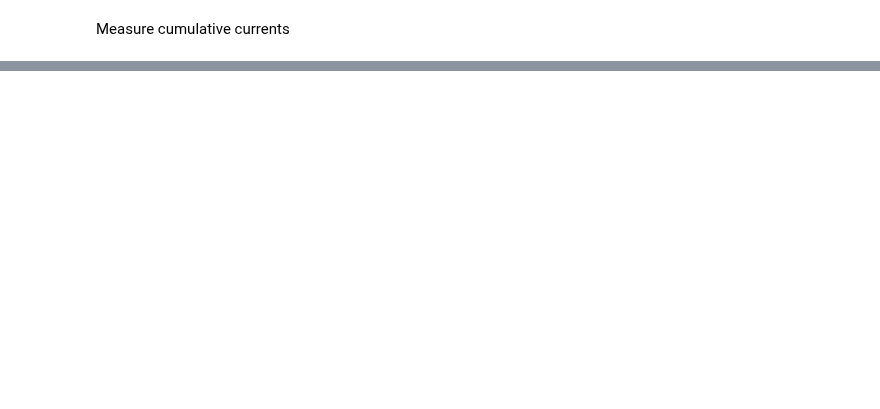
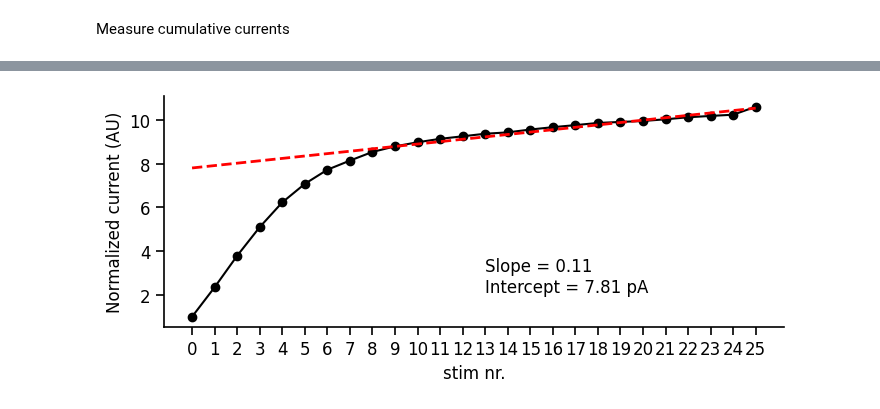
Before and after one commit to argalloni/CSHL_IonChannels2025, a Jupyter notebook: Analysis 15 - Evoked PSCs - stim train.ipynb, the cells around one changed output, grey strips where cells are left out. Cells and saved outputs as stored; diff of their text form; code cells hidden in the pictures; blank space fills up the shorter version.

```diff
--- a/Analysis 15 - Evoked PSCs - stim train.ipynb
+++ b/Analysis 15 - Evoked PSCs - stim train.ipynb
@@ -158,0 +194,35 @@ plt.show()
+# %%
+abs_currents = []
+for i, stim_time in enumerate(stim_times):
+    trace_crop = traces.crop(timepoint=stim_time-1, window=window_size, time_units=time_units)
+    baseline_all_sweeps = trace_crop.current_data[:,0]
+    current_all_sweeps, _ = trace_crop.get_measurements(start_time=3, end_time=15, measurement_type='min', time_units='ms')
+    current_all_sweeps = current_all_sweeps - baseline_all_sweeps
+    abs_current = np.abs(np.mean(current_all_sweeps))
+    abs_currents.append(abs_current)
+
+cumulative_current = np.cumsum(abs_currents)
+cumulative_current = cumulative_current / cumulative_current[0]
+%matplotlib inline
+fig,ax = plt.subplots(figsize=(8,3))
+x = np.arange(len(cumulative_current))
+ax.plot(x, cumulative_current, '-o', color='k')
+ax.set_xticks(x)
+ax.set_ylabel('Normalized current (AU)')
+ax.set_xlabel("stim nr.")
+
+# Fit a line to the points
+fit_start_point = 7
+from scipy.stats import linregress
+x_fit = x[fit_start_point:]
+current_fit = cumulative_current[fit_start_point:]
+slope, intercept, r_value, p_value, std_err = linregress(x_fit, current_fit)
+fit_line = slope * x + intercept
+ax.plot(x, fit_line, linestyle='--', color='r', label='Fit', linewidth=2)
+ylims = ax.get_ylim()
+ax.text(len(x)/2, (ylims[1]-ylims[0])/5, f"Slope = {slope:.2f} \nIntercept = {intercept:.2f} pA")
+plt.show()
+
+# print(f"Slope: {slope:.2f}, Intercept: {intercept:.2f}")
+# %% [output]
+[figure, added]
```
Also changed, not shown: parts of 7 cells of this notebook, 5 other files.
